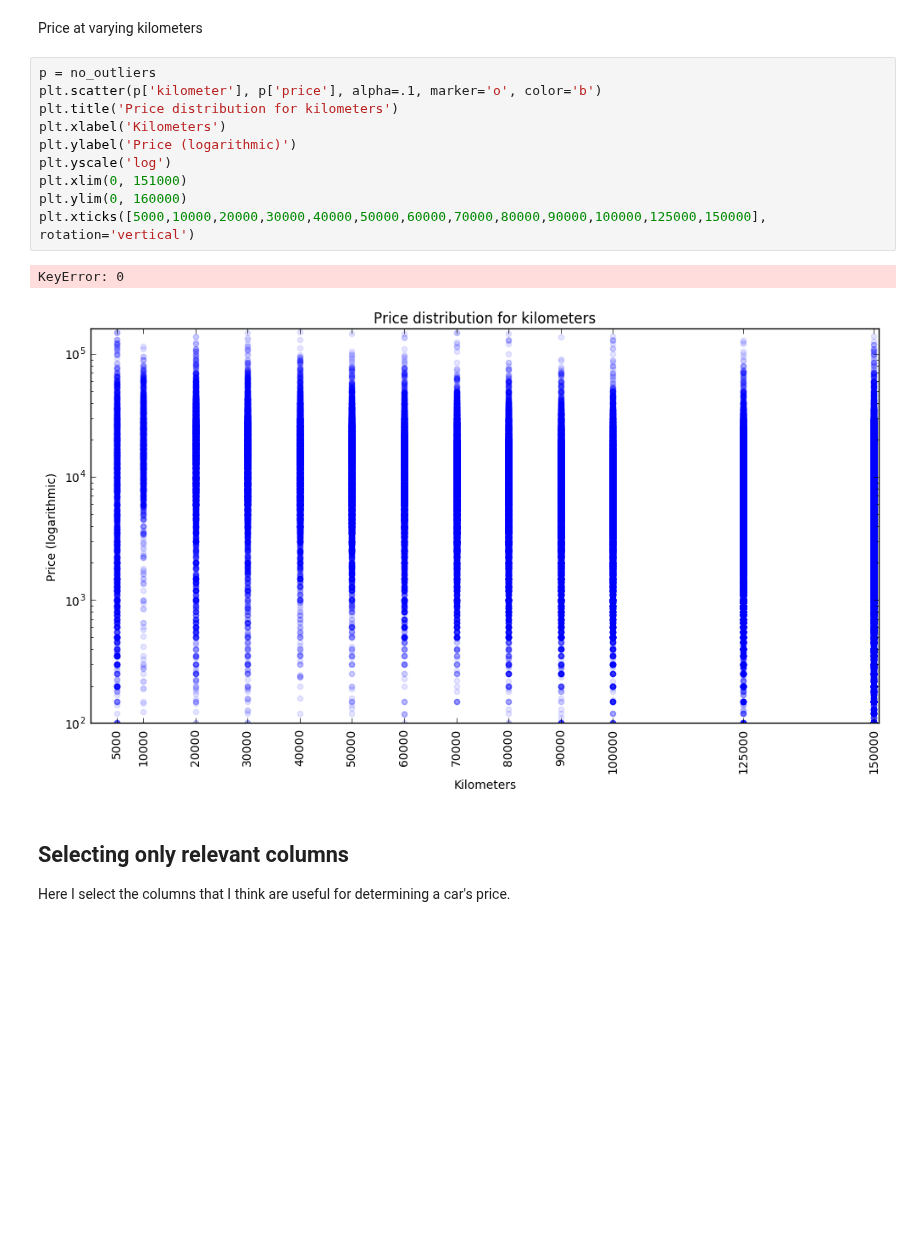
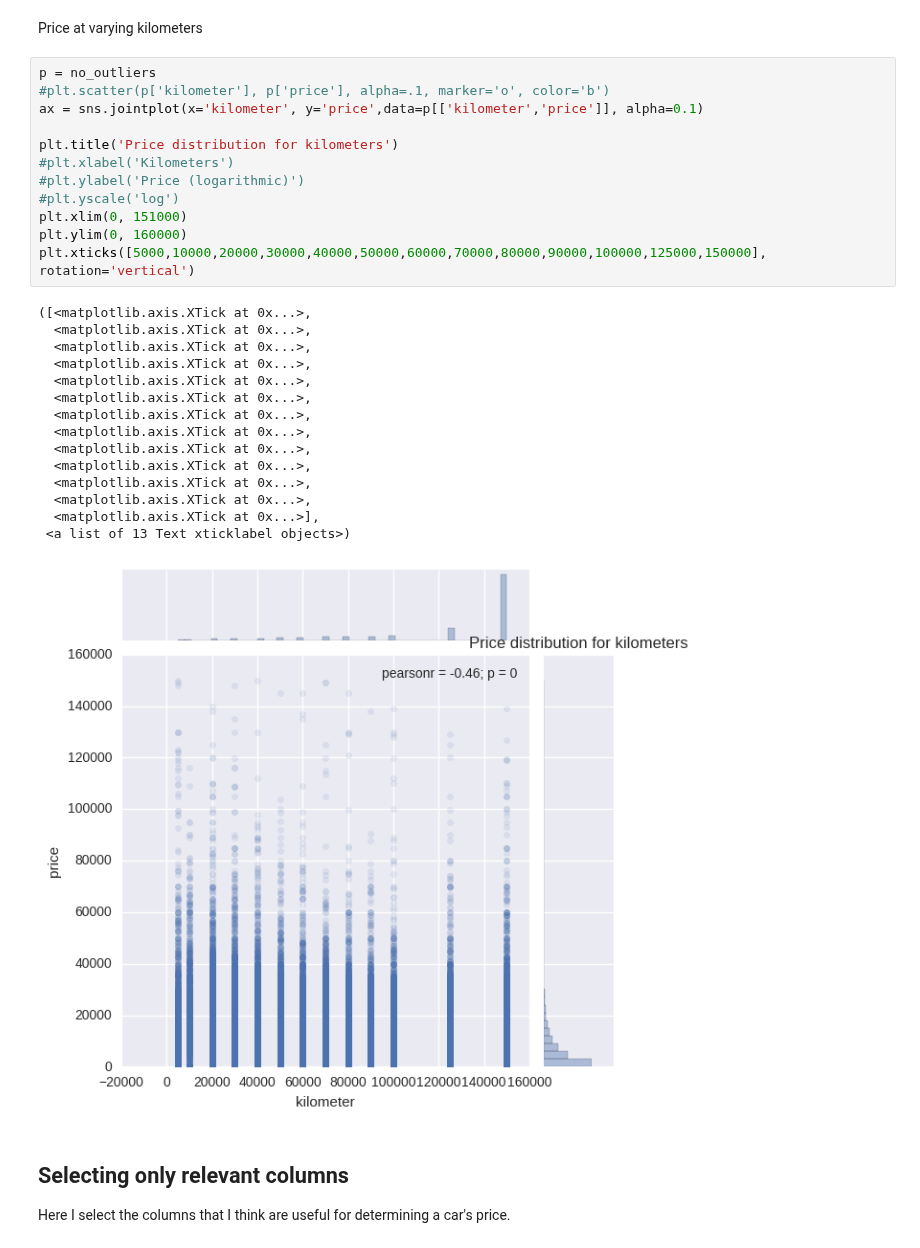
Before and after one commit to ddmng/jupyter-test, a Jupyter notebook: Autos-Copy1.ipynb, the cells around one changed output. Cells and saved outputs as stored; diff of their text form; blank space fills up the shorter version.

```diff
--- a/Autos-Copy1.ipynb
+++ b/Autos-Copy1.ipynb
@@ -145,17 +140,32 @@ plt.plot(pred, color='r')
 Price at varying kilometers
 # %%
 p = no_outliers
-plt.scatter(p['kilometer'], p['price'], alpha=.1, marker='o', color='b')
+#plt.scatter(p['kilometer'], p['price'], alpha=.1, marker='o', color='b')
+ax = sns.jointplot(x='kilometer', y='price',data=p[['kilometer','price']], alpha=0.1)
+
 plt.title('Price distribution for kilometers')
-plt.xlabel('Kilometers')
-plt.ylabel('Price (logarithmic)')
-plt.yscale('log')
+#plt.xlabel('Kilometers')
+#plt.ylabel('Price (logarithmic)')
+#plt.yscale('log')
 plt.xlim(0, 151000)
 plt.ylim(0, 160000)
 plt.xticks([5000,10000,20000,30000,40000,50000,60000,70000,80000,90000,100000,125000,150000], rotation='vertical')
 # %% [output]
-KeyError: 0
+([<matplotlib.axis.XTick at 0x...>,
+  <matplotlib.axis.XTick at 0x...>,
+  <matplotlib.axis.XTick at 0x...>,
+  <matplotlib.axis.XTick at 0x...>,
+  <matplotlib.axis.XTick at 0x...>,
+  <matplotlib.axis.XTick at 0x...>,
+  <matplotlib.axis.XTick at 0x...>,
+  <matplotlib.axis.XTick at 0x...>,
+  <matplotlib.axis.XTick at 0x...>,
+  <matplotlib.axis.XTick at 0x...>,
+  <matplotlib.axis.XTick at 0x...>,
+  <matplotlib.axis.XTick at 0x...>,
+  <matplotlib.axis.XTick at 0x...>],
+ <a list of 13 Text xticklabel objects>)
-[figure, old version]
+[figure, new version]
 # %% [markdown]
 ## Selecting only relevant columns
 
```
Also changed, not shown: parts of 15 cells of this notebook.
